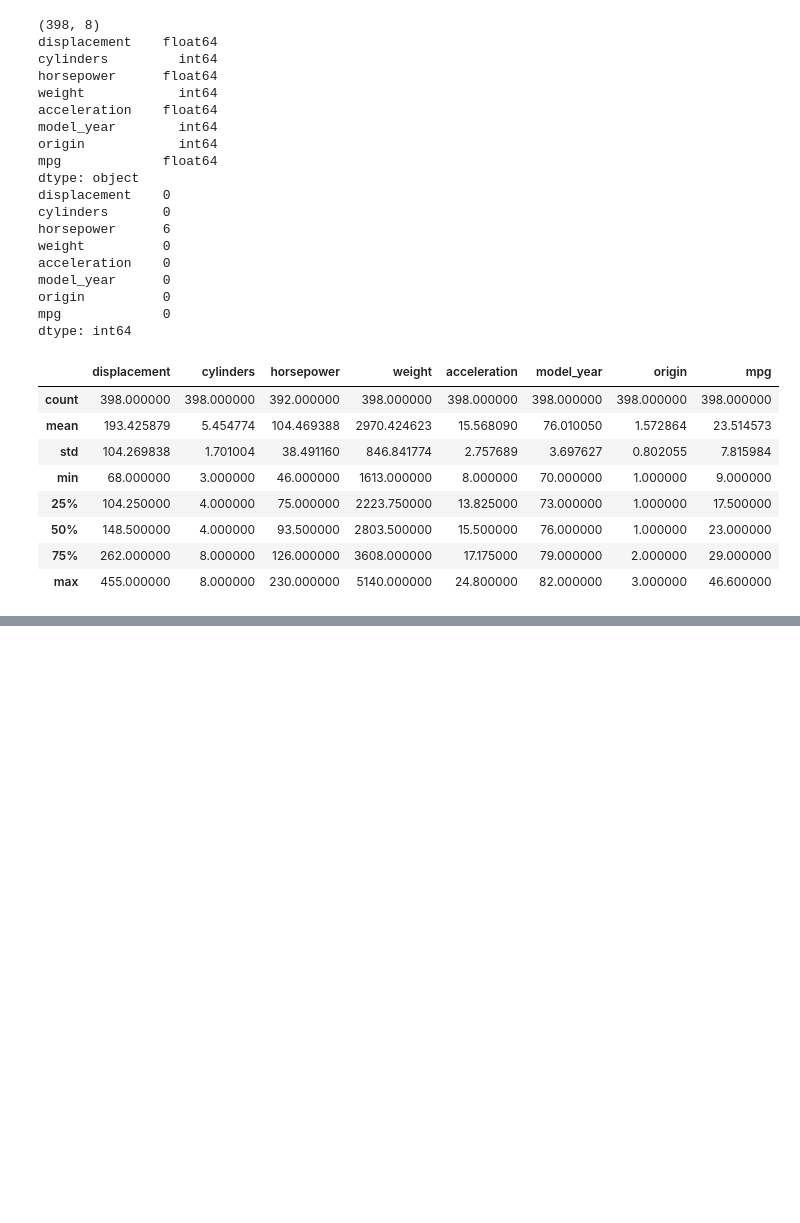
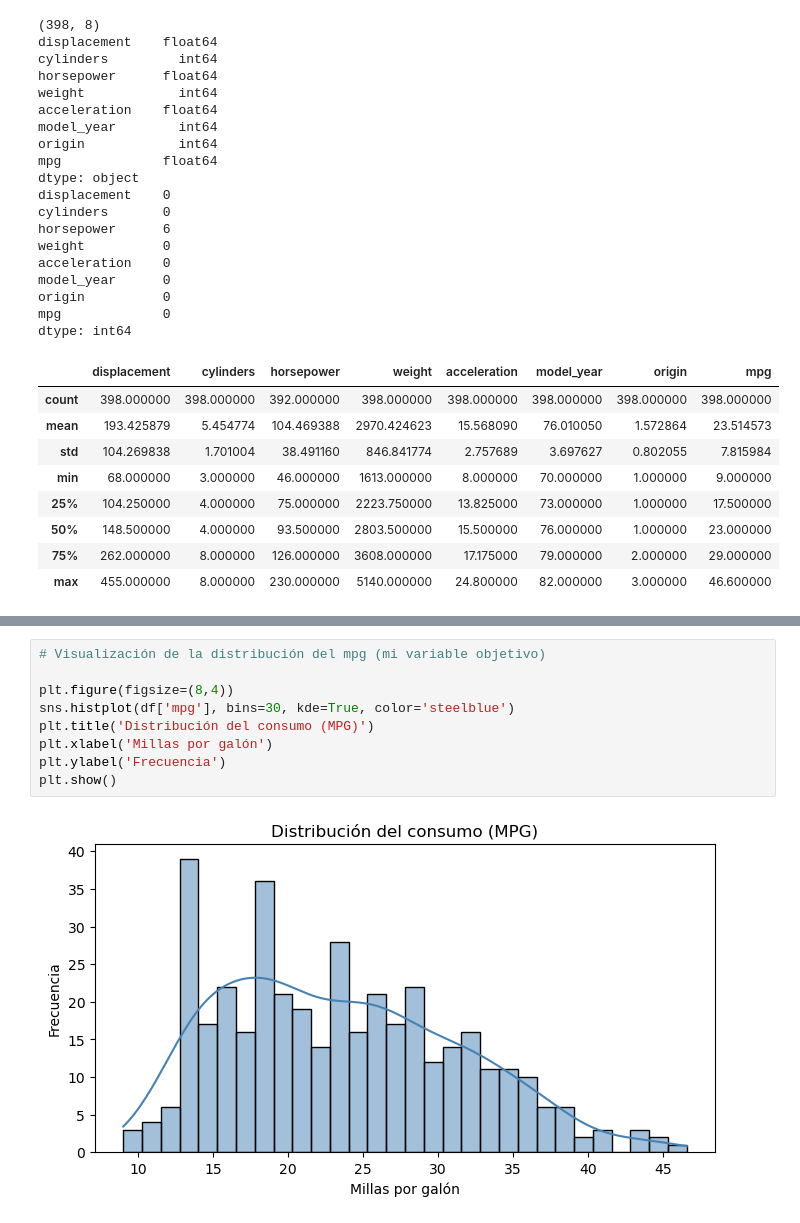
Before and after one commit to erikajcd08/ML_Project_Kickoff_Auto_MPG_Dataset, a Jupyter notebook: 01_notebook.ipynb, the cells around one changed output, grey strips where cells are left out. Saved outputs shown, nothing was run; the diff lists cells and outputs as text; blank space fills up the shorter version.

Commit message:
EDA COMPLETO VISUALIZACIONES DÍA 1

```diff
--- a/01_notebook.ipynb
+++ b/01_notebook.ipynb
@@ -72,0 +109,11 @@ dtype: int64
+# %%
+# Visualización de la distribución del mpg (mi variable objetivo)
+
+plt.figure(figsize=(8,4))
+sns.histplot(df['mpg'], bins=30, kde=True, color='steelblue')
+plt.title('Distribución del consumo (MPG)')
+plt.xlabel('Millas por galón')
+plt.ylabel('Frecuencia')
+plt.show()
+# %% [output]
+[figure, added]
```
Also changed, not shown: parts of 11 cells of this notebook.
